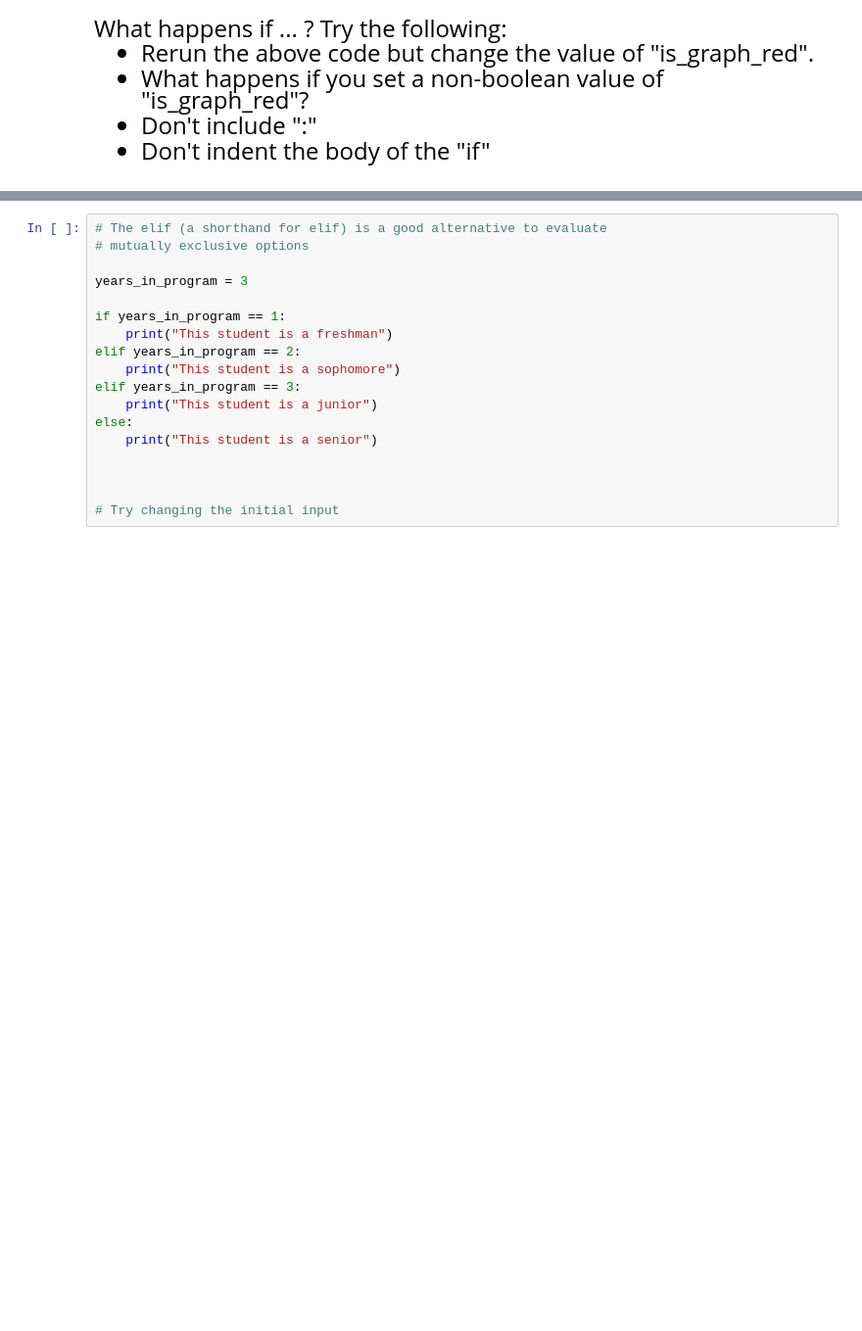
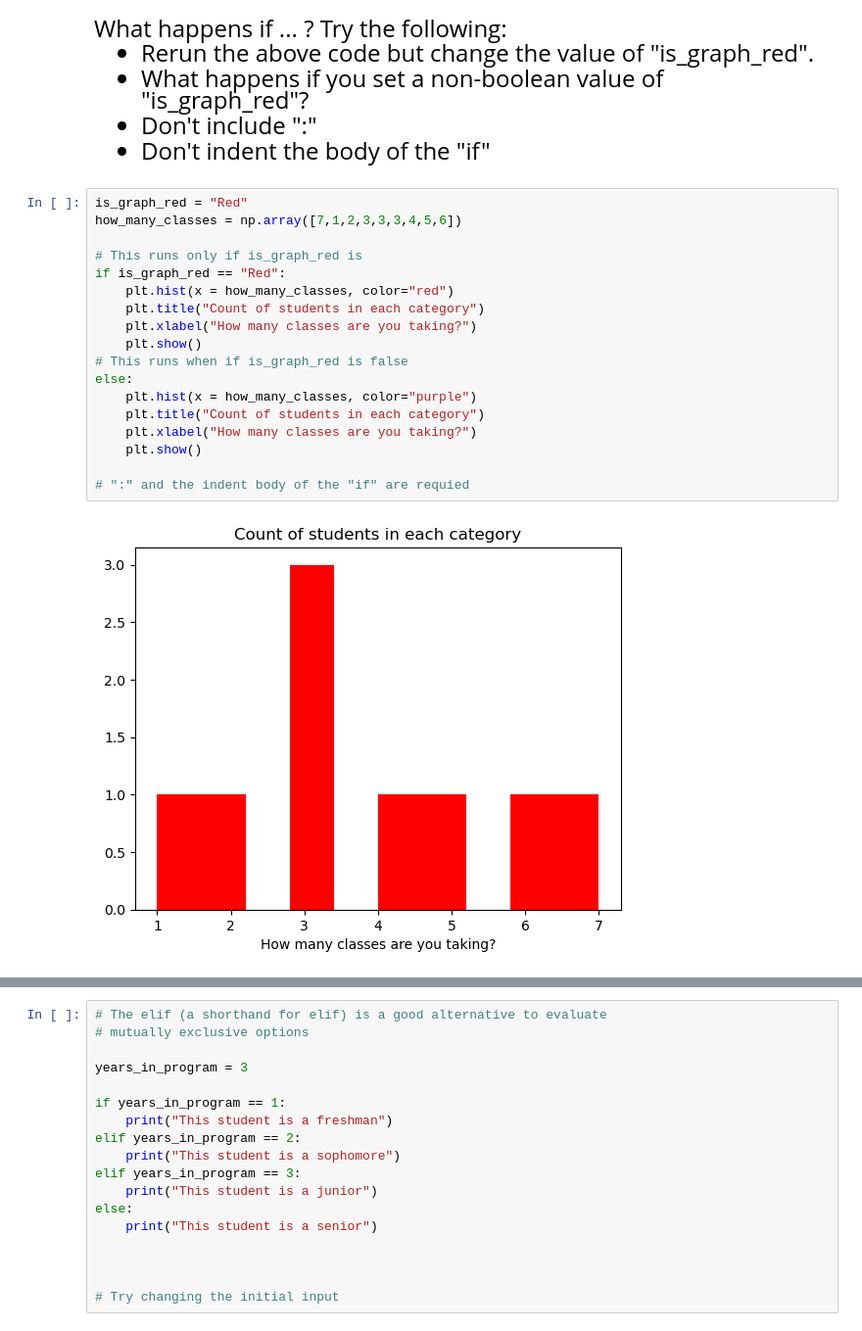
Before and after one commit to MonicaZheng610/qtm151spring2025, a Jupyter notebook: lecture_04/lecture_4.ipynb, the cells around one changed output, grey strips where cells are left out. Shown at 98% size. Saved outputs shown, nothing was run; the diff lists cells and outputs as text; blank space fills up the shorter version.

```diff
--- a/lecture_04/lecture_4.ipynb
+++ b/lecture_04/lecture_4.ipynb
@@ -408,6 +415,26 @@ What happens if ... ? Try the following:
 - What happens if you set a non-boolean value of "is_graph_red"?
 - Don't include ":"
 - Don't indent the body of the "if"
+# %%
+is_graph_red = "Red"
+how_many_classes = np.array([7,1,2,3,3,3,4,5,6])
+
+# This runs only if is_graph_red is
+if is_graph_red == "Red":
+    plt.hist(x = how_many_classes, color="red")
+    plt.title("Count of students in each category")
+    plt.xlabel("How many classes are you taking?")
+    plt.show()
+# This runs when if is_graph_red is false
+else:
+    plt.hist(x = how_many_classes, color="purple")
+    plt.title("Count of students in each category")
+    plt.xlabel("How many classes are you taking?")
+    plt.show()
+
+# ":" and the indent body of the "if" are requied
+# %% [output]
+[figure, added]
 # %% [markdown]
 <font size = "5">
 
```
Also changed, not shown: parts of 5 cells of this notebook, 5 other files.
